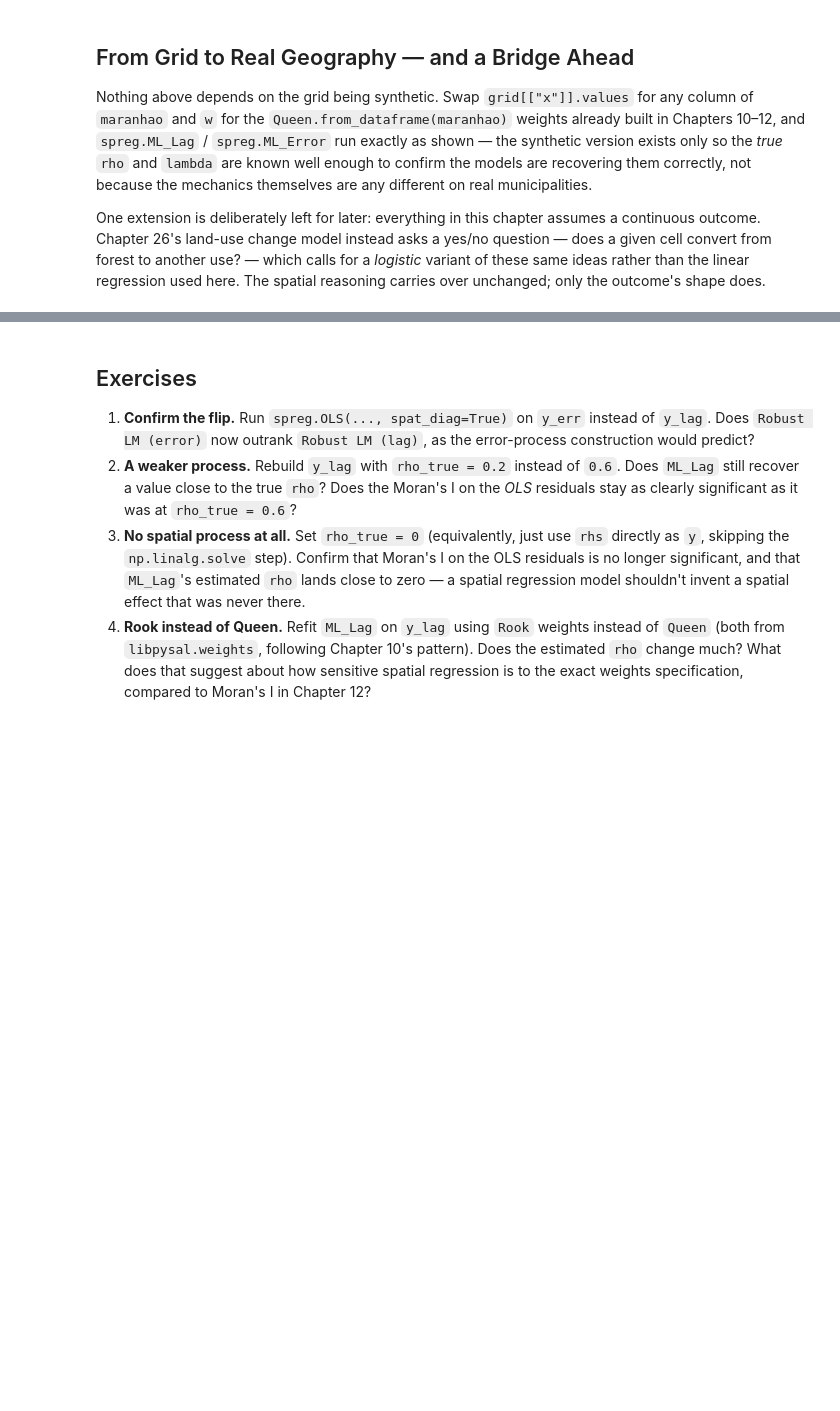
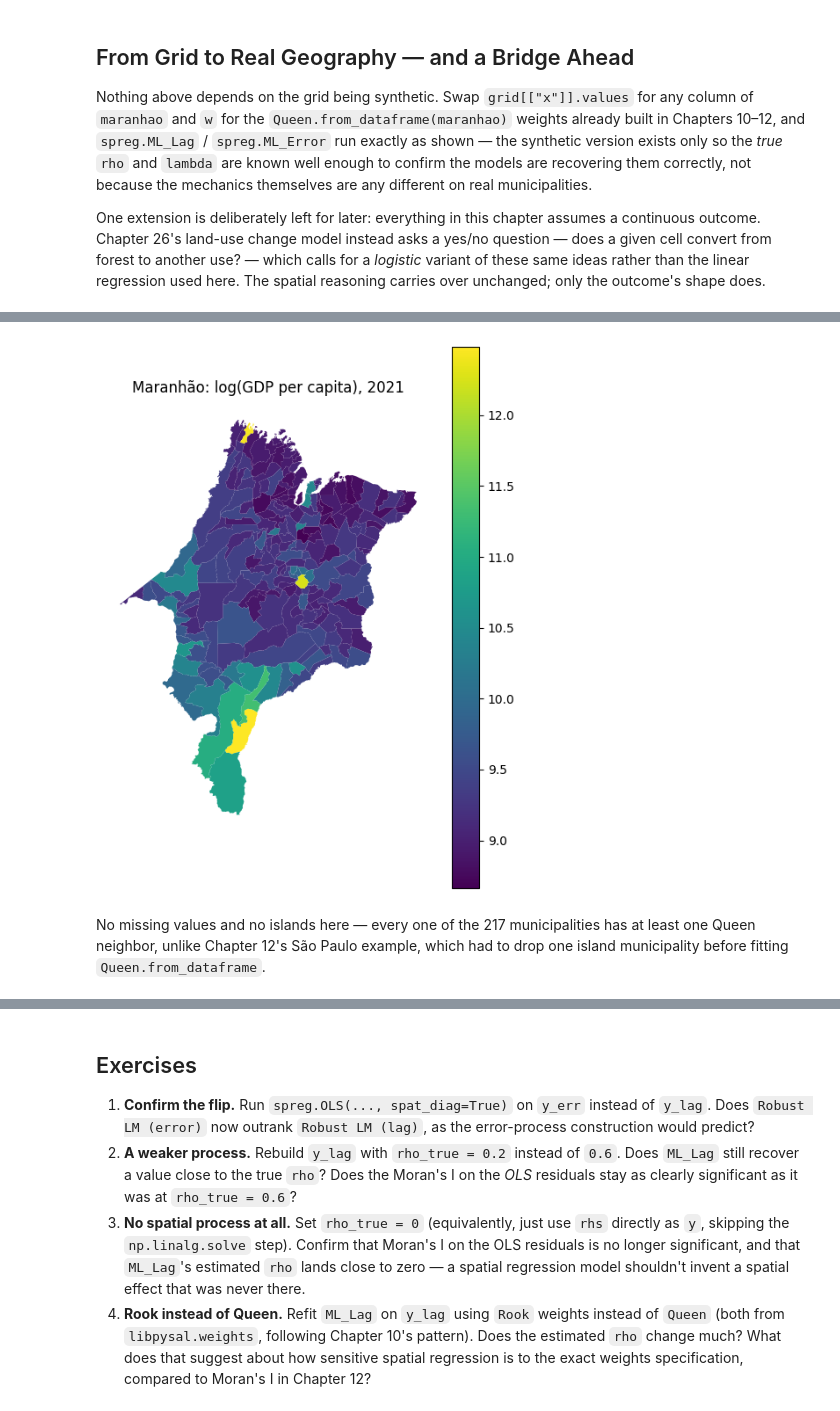
Before and after one commit to LambdaGeo/geospatial-modeling-python, a Jupyter notebook: docs/part2/ch13_regression.ipynb, the cells around one changed output, grey strips where cells are left out. Drawn from its saved outputs; the diff is of its cells as text; code cells hidden in the pictures; blank space fills up the shorter version.

```diff
--- a/docs/part2/ch13_regression.ipynb
+++ b/docs/part2/ch13_regression.ipynb
@@ -180,0 +187,32 @@ One extension is deliberately left for later: everything in this chapter assumes
+# %%
+url = (
+    "https://geoftp.ibge.gov.br/organizacao_do_territorio/malhas_territoriais/"
+    "malhas_municipais/municipio_2025/UFs/MA/MA_Municipios_2025.zip"
+)
+
+
+maranhao = gpd.read_file(url)
+
+
+pib = pd.read_csv("pib_municipios_ma.csv")
+pop = pd.read_csv("populacao_municipios_ma.csv")
+
+pib_2021 = pib[pib["ano"] == 2021].merge(pop[pop["ano"] == 2021], on=["id_municipio", "ano"])
+pib_2021["pib_percapita"] = pib_2021["pib"] / pib_2021["populacao"]
+pib_2021["agro_share"] = pib_2021["va_agropecuaria"] / pib_2021["pib"]
+
+maranhao["CD_MUN"] = maranhao["CD_MUN"].astype(int)
+maranhao = maranhao.merge(
+    pib_2021[["id_municipio", "pib_percapita", "agro_share"]],
+    left_on="CD_MUN", right_on="id_municipio", how="left",
+)
+maranhao["log_pib_pc"] = np.log(maranhao["pib_percapita"])
+
+fig, ax = plt.subplots(figsize=(6, 8))
+maranhao.plot(column="log_pib_pc", cmap="viridis", legend=True, ax=ax)
+ax.set_title("Maranhão: log(GDP per capita), 2021")
+ax.set_axis_off()
+# %% [output]
+[figure, added]
+# %% [markdown]
+No missing values and no islands here — every one of the 217 municipalities has at least one Queen neighbor, unlike Chapter 12's São Paulo example, which had to drop one island municipality before fitting `Queen.from_dataframe`.
```
Also changed, not shown: parts of 11 cells of this notebook, 5 other files.
